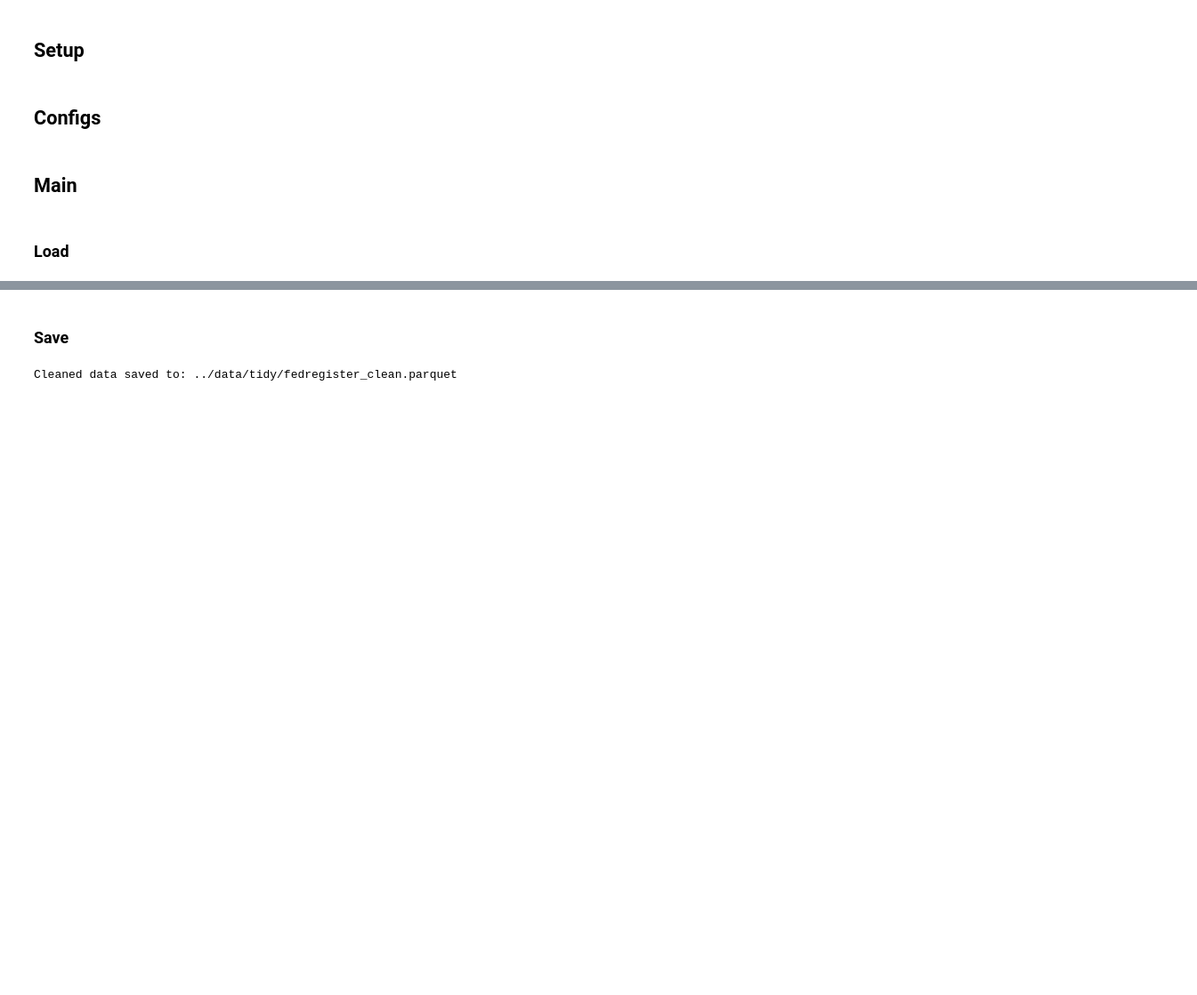
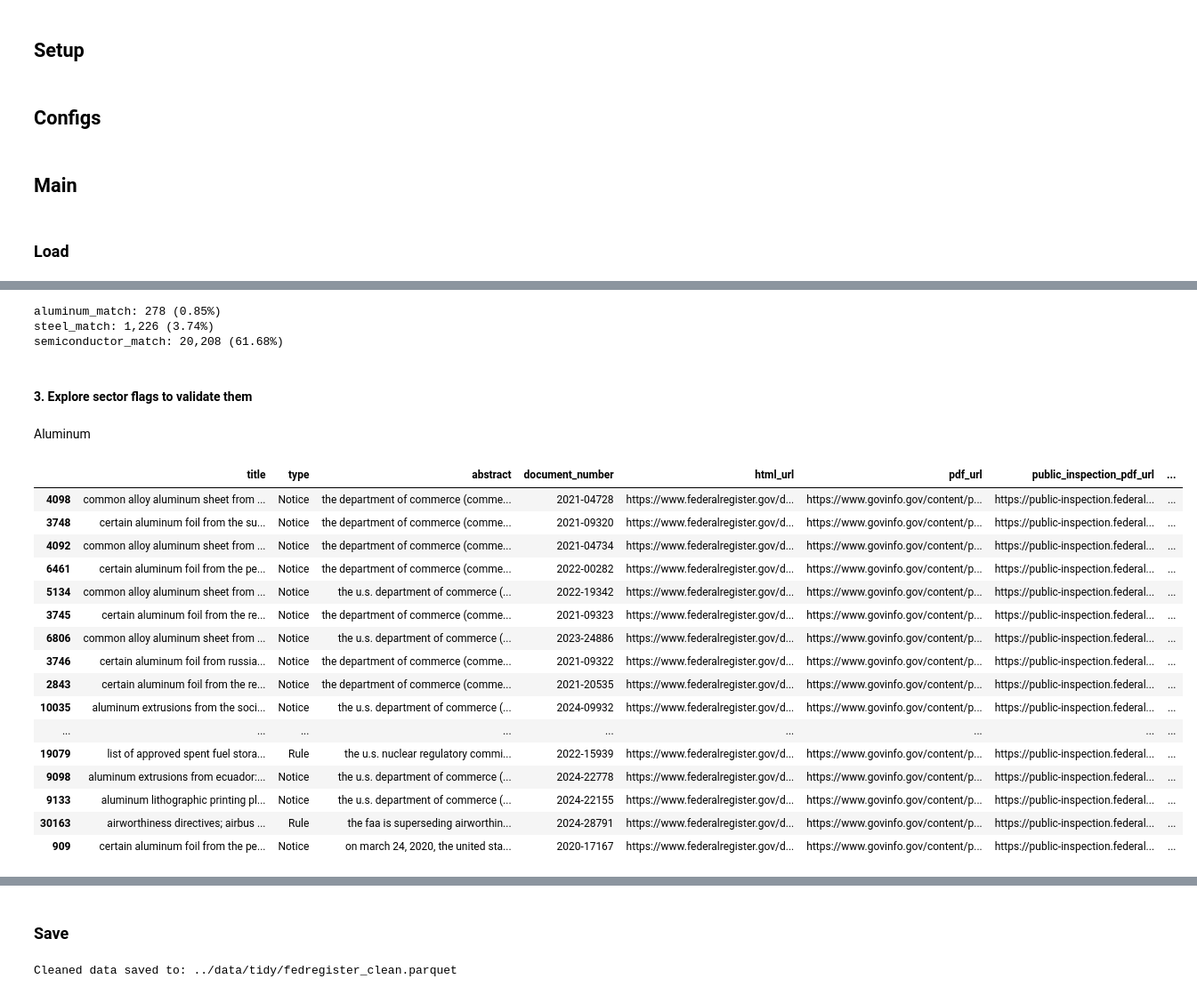
Before and after one commit to phys2ds/us-tariff-impact-analysis, a Jupyter notebook: notebooks/02_clean_fedregister.ipynb, the cells around one changed output, grey strips where cells are left out. Shown: that part at 89% size. Drawn from its saved outputs; the diff is of its cells as text; code cells hidden in the pictures; blank space fills up the shorter version.

Commit message:
chore: fedregistry fetch and clean

```diff
--- a/notebooks/02_clean_fedregister.ipynb
+++ b/notebooks/02_clean_fedregister.ipynb
@@ -29,0 +249,5 @@ Unique documents after deduplication: 32,764
+# %%
+def clean_text(text):
+    if not isinstance(text, str):
+        return ""
+    return text.lower().strip().replace("\n", " ").replace("\r", " ")
@@ -29,0 +256,4 @@ Unique documents after deduplication: 32,764
+# %%
+df_clean = df_dedup.copy()
+df_clean["abstract"] = df_clean["abstract"].apply(clean_text)
+df_clean["title"] = df_clean["title"].apply(clean_text)
@@ -29,0 +265,43 @@ Unique documents after deduplication: 32,764
+# %%
+SECTOR_KEYWORDS = {
+    "aluminum": ["aluminum", "aluminium"],
+    "steel": ["steel"],
+    "semiconductor": ["semiconductor", "chip", "integrated circuit", "ic"],
+}
+# %%
+for sector, sector_keywords in SECTOR_KEYWORDS.items():
+    df_clean[f"{sector}_match"] = df_clean["abstract"].apply(
+        lambda x: any(keyword in x for keyword in sector_keywords)
+    )
+# %%
+for sector, count in df_clean.filter(regex="_match").sum().items():
+    print(f"{sector}: {count:,} ({count / len(df_clean) * 100:.2f}%)")
+# %% [output]
+aluminum_match: 278 (0.85%)
+steel_match: 1,226 (3.74%)
+semiconductor_match: 20,208 (61.68%)
+# %% [markdown]
+#### 3. Explore sector flags to validate them
+# %% [markdown]
+Aluminum
+# %%
+df_aluminum = df_clean[df_clean["aluminum_match"]]
+display(df_aluminum.sample(50))
+# %% [output]
+|  | title | type | abstract | document_number | html_url | pdf_url | public_inspection_pdf_url | ... |
+| 4098 | common alloy aluminum sheet from ... | Notice | the department of commerce (comme... | 2021-04728 | https://www.federalregister.gov/d... | https://www.govinfo.gov/content/p... | https://public-inspection.federal... | ... |
+| 3748 | certain aluminum foil from the su... | Notice | the department of commerce (comme... | 2021-09320 | https://www.federalregister.gov/d... | https://www.govinfo.gov/content/p... | https://public-inspection.federal... | ... |
+| 4092 | common alloy aluminum sheet from ... | Notice | the department of commerce (comme... | 2021-04734 | https://www.federalregister.gov/d... | https://www.govinfo.gov/content/p... | https://public-inspection.federal... | ... |
+| 6461 | certain aluminum foil from the pe... | Notice | the department of commerce (comme... | 2022-00282 | https://www.federalregister.gov/d... | https://www.govinfo.gov/content/p... | https://public-inspection.federal... | ... |
+| 5134 | common alloy aluminum sheet from ... | Notice | the u.s. department of commerce (... | 2022-19342 | https://www.federalregister.gov/d... | https://www.govinfo.gov/content/p... | https://public-inspection.federal... | ... |
+| 3745 | certain aluminum foil from the re... | Notice | the department of commerce (comme... | 2021-09323 | https://www.federalregister.gov/d... | https://www.govinfo.gov/content/p... | https://public-inspection.federal... | ... |
+| 6806 | common alloy aluminum sheet from ... | Notice | the u.s. department of commerce (... | 2023-24886 | https://www.federalregister.gov/d... | https://www.govinfo.gov/content/p... | https://public-inspection.federal... | ... |
+| 3746 | certain aluminum foil from russia... | Notice | the department of commerce (comme... | 2021-09322 | https://www.federalregister.gov/d... | https://www.govinfo.gov/content/p... | https://public-inspection.federal... | ... |
+| 2843 | certain aluminum foil from the re... | Notice | the department of commerce (comme... | 2021-20535 | https://www.federalregister.gov/d... | https://www.govinfo.gov/content/p... | https://public-inspection.federal... | ... |
+| 10035 | aluminum extrusions from the soci... | Notice | the u.s. department of commerce (... | 2024-09932 | https://www.federalregister.gov/d... | https://www.govinfo.gov/content/p... | https://public-inspection.federal... | ... |
+| ... | ... | ... | ... | ... | ... | ... | ... | ... |
+| 19079 | list of approved spent fuel stora... | Rule | the u.s. nuclear regulatory commi... | 2022-15939 | https://www.federalregister.gov/d... | https://www.govinfo.gov/content/p... | https://public-inspection.federal... | ... |
+| 9098 | aluminum extrusions from ecuador:... | Notice | the u.s. department of commerce (... | 2024-22778 | https://www.federalregister.gov/d... | https://www.govinfo.gov/content/p... | https://public-inspection.federal... | ... |
+| 9133 | aluminum lithographic printing pl... | Notice | the u.s. department of commerce (... | 2024-22155 | https://www.federalregister.gov/d... | https://www.govinfo.gov/content/p... | https://public-inspection.federal... | ... |
+| 30163 | airworthiness directives; airbus ... | Rule | the faa is superseding airworthin... | 2024-28791 | https://www.federalregister.gov/d... | https://www.govinfo.gov/content/p... | https://public-inspection.federal... | ... |
+| 909 | certain aluminum foil from the pe... | Notice | on march 24, 2020, the united sta... | 2020-17167 | https://www.federalregister.gov/d... | https://www.govinfo.gov/content/p... | https://public-inspection.federal... | ... |
```
Also changed, not shown: parts of 50 cells of this notebook, 2 other files.
